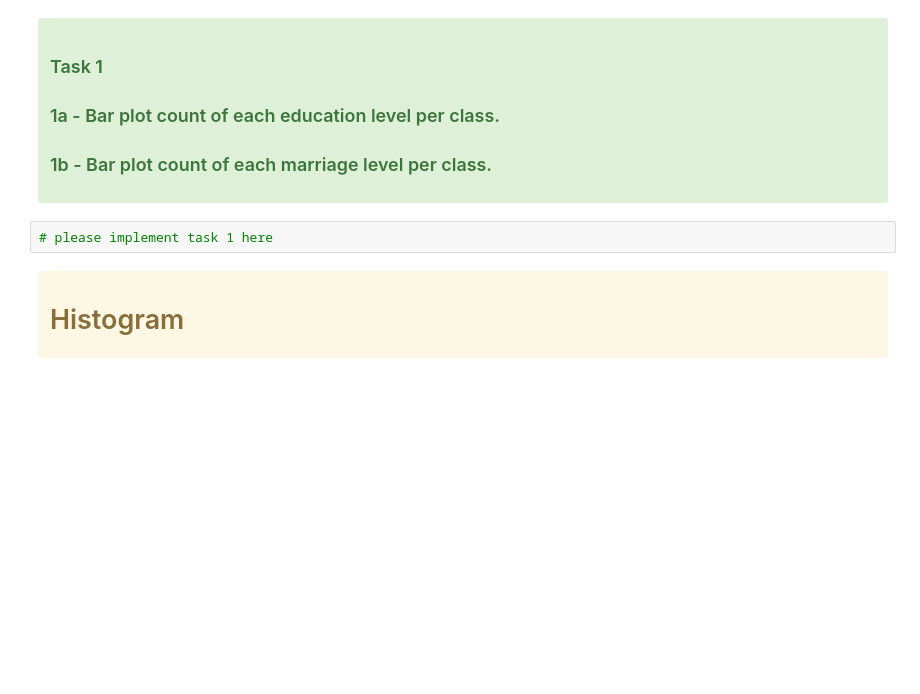
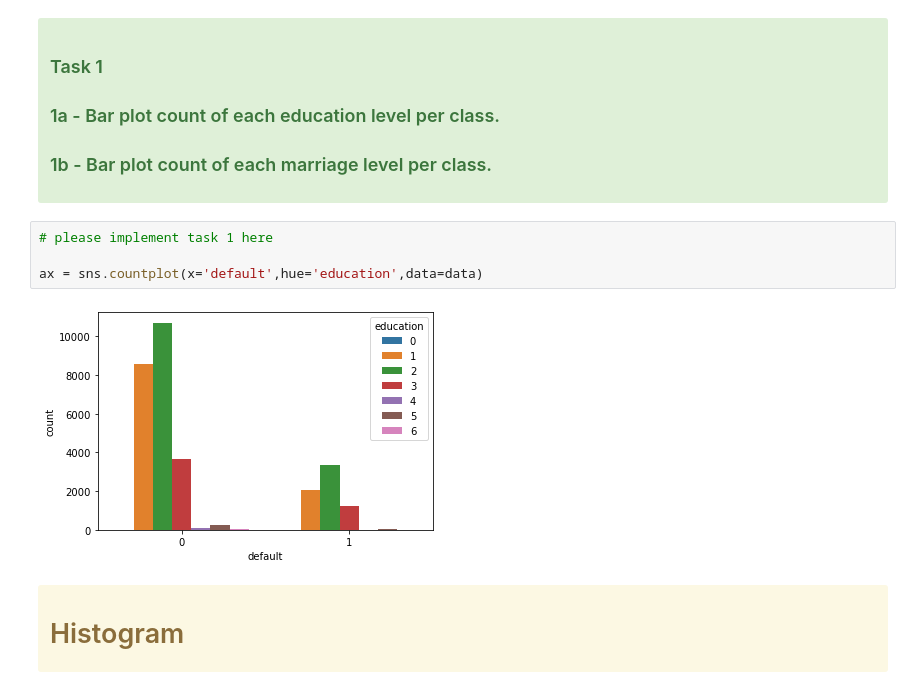
Before and after one commit to FredrikM97/data_mining, a Jupyter notebook: Labs/Lab1/lab0_data_exploration(4).ipynb, the cells around one changed output. Cells and saved outputs as stored; diff of their text form; blank space fills up the shorter version.

```diff
--- a/Labs/Lab1/lab0_data_exploration(4).ipynb
+++ b/Labs/Lab1/lab0_data_exploration(4).ipynb
@@ -135,6 +135,10 @@ ax = sns.countplot(x='sex',hue='education',data=data)
 </div>
 # %%
 # please implement task 1 here
+
+ax = sns.countplot(x='default',hue='education',data=data)
+# %% [output]
+[figure, added]
 # %% [markdown]
 <div class='alert alert-block alert-warning' style='font-size:150%'>
 
```
Also changed, not shown: parts of 14 cells of this notebook.
